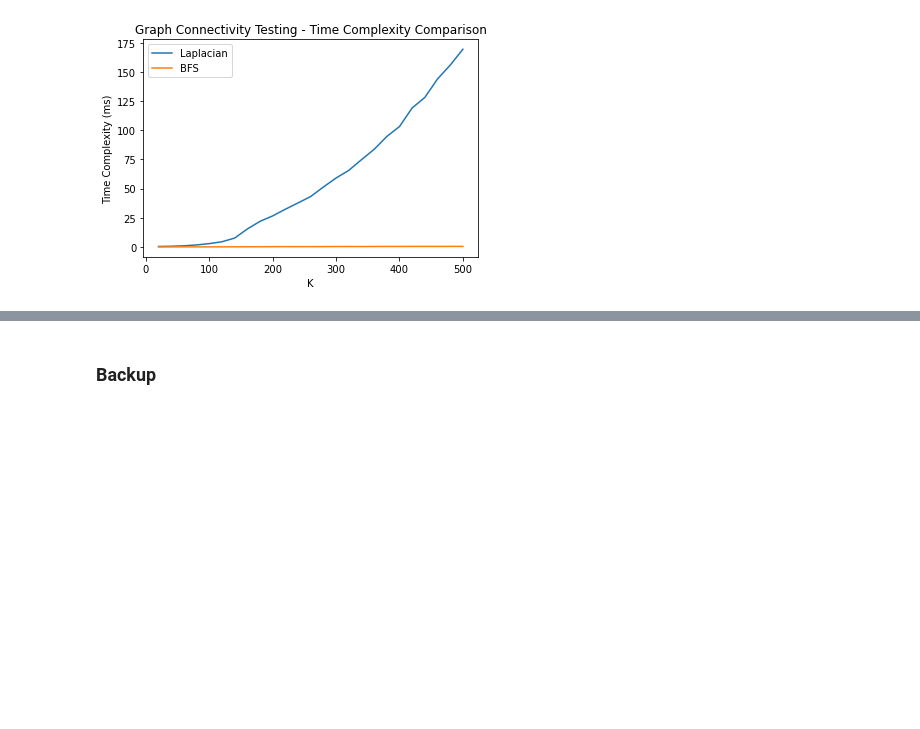
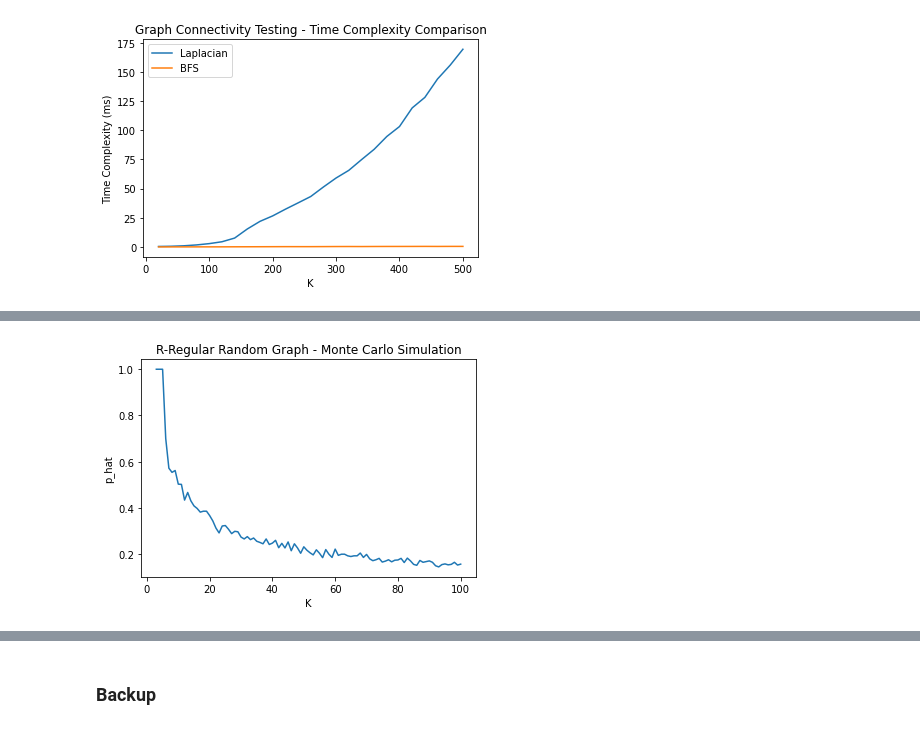
Before and after one commit to brauliovillalobos/Networking-for-Big-Data-Data-Centers-HW1-1047223, a Jupyter notebook: HW1_NBD_DataCenters.ipynb, the cells around one changed output, grey strips where cells are left out. Drawn from its saved outputs; the diff is of its cells as text; code cells hidden in the pictures; blank space fills up the shorter version.

```diff
--- a/HW1_NBD_DataCenters.ipynb
+++ b/HW1_NBD_DataCenters.ipynb
@@ -230,0 +286,43 @@ plt.show()
+# %%
+def rr_monte_carlo_sim(d=2, n=100, M = 500):
+    '''
+    Function that runs a Monte Carlo Simulation for R-Regular Graphs
+        * d parameter corresponds to the degree of each node
+        * n parameter corresponds to the maximum number of nodes for which the simulations will be run
+        * M parameter corresponds to the number of simulations that are run for each value of K.
+    (n*d) must be even. However this only becomes important for uneven values of d.
+    '''
+    # Create the counter to store how many random graphs, of the total run simulations, are connected, in order to estimate the probability.
+    counter = 0
+
+    # Create the K-vector, which corresponds to a vector with values
+    k_vector = list(range(d+1,n+1))
+
+    #Create the vector to store the estimated probability, for each value of p, obtained after the M simulations are run.
+    estim_prob_rr = np.zeros(len(k_vector))
+
+    t = 0
+    for k in k_vector:
+
+        for i in range(0,M):
+            sim_r_regular_graph = rr_graph_f(d, k)
+
+            #If graph is connected, increase counter
+            if Check_connectivity_BFS(sim_r_regular_graph):
+                counter += 1
+
+        estim_prob_rr[t] = counter/M
+        counter = 0
+        t += 1
+
+    return estim_prob_rr, k_vector
+# %%
+r_reg_simulation, k_vector = rr_monte_carlo_sim(d = 2, n = 100, M = 1000)
+# %%
+plt.plot(k_vector,r_reg_simulation)
+plt.title('R-Regular Random Graph - Monte Carlo Simulation')
+plt.ylabel('p_hat')
+plt.xlabel('K')
+plt.show()
+# %% [output]
+[figure, added]
```
Also changed, not shown: parts of 7 cells of this notebook.
